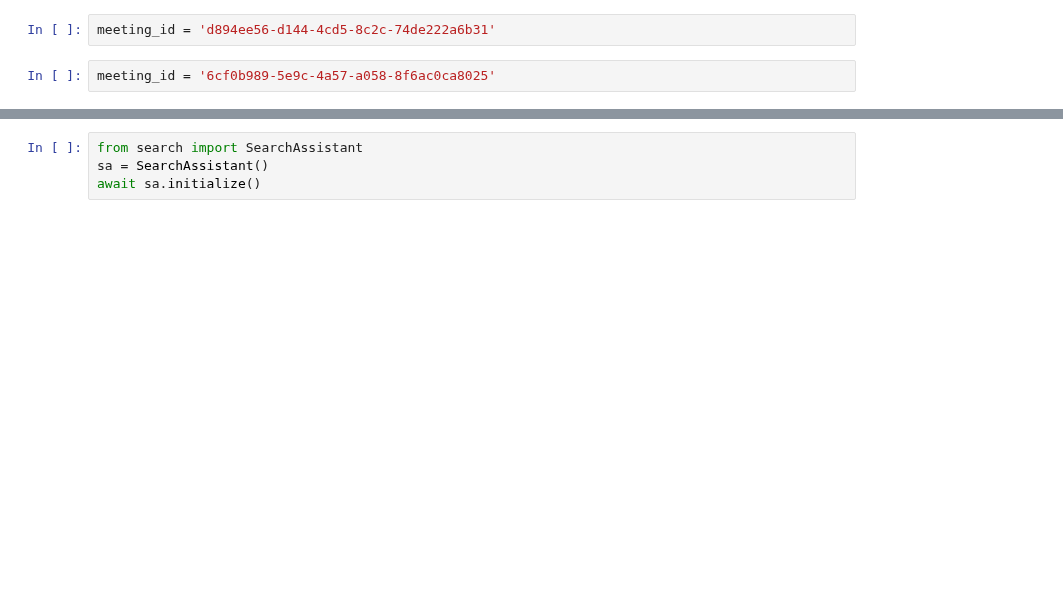
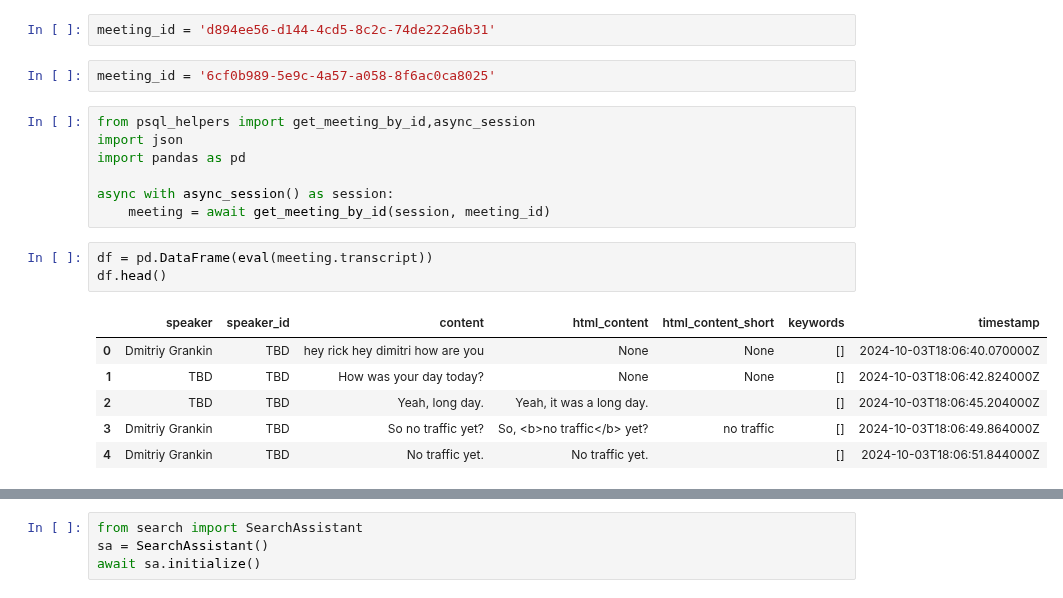
Before and after one commit to Vexa-ai/vexa-engine, a Jupyter notebook: 32.ipynb, the cells around one changed output, grey strips where cells are left out. Drawn from its saved outputs; the diff is of its cells as text; blank space fills up the shorter version.

```diff
--- a/32.ipynb
+++ b/32.ipynb
@@ -5,3 +2,20 @@
 meeting_id = 'd894ee56-d144-4cd5-8c2c-74de222a6b31'
 # %%
 meeting_id = '6cf0b989-5e9c-4a57-a058-8f6ac0ca8025'
+# %%
+from psql_helpers import get_meeting_by_id,async_session
+import json
+import pandas as pd
+
+async with async_session() as session:
+    meeting = await get_meeting_by_id(session, meeting_id)
+# %%
+df = pd.DataFrame(eval(meeting.transcript))
+df.head()
+# %% [output]
+|  | speaker | speaker_id | content | html_content | html_content_short | keywords | timestamp |
+| 0 | Dmitriy Grankin | TBD | hey rick hey dimitri how are you | None | None | [] | 2024-10-03T18:06:40.070000Z |
+| 1 | TBD | TBD | How was your day today? | None | None | [] | 2024-10-03T18:06:42.824000Z |
+| 2 | TBD | TBD | Yeah, long day. | Yeah, it was a long day. |  | [] | 2024-10-03T18:06:45.204000Z |
+| 3 | Dmitriy Grankin | TBD | So no traffic yet? | So, <b>no traffic</b> yet? | no traffic | [] | 2024-10-03T18:06:49.864000Z |
+| 4 | Dmitriy Grankin | TBD | No traffic yet. | No traffic yet. |  | [] | 2024-10-03T18:06:51.844000Z |
```
Also changed, not shown: parts of 11 cells of this notebook.
